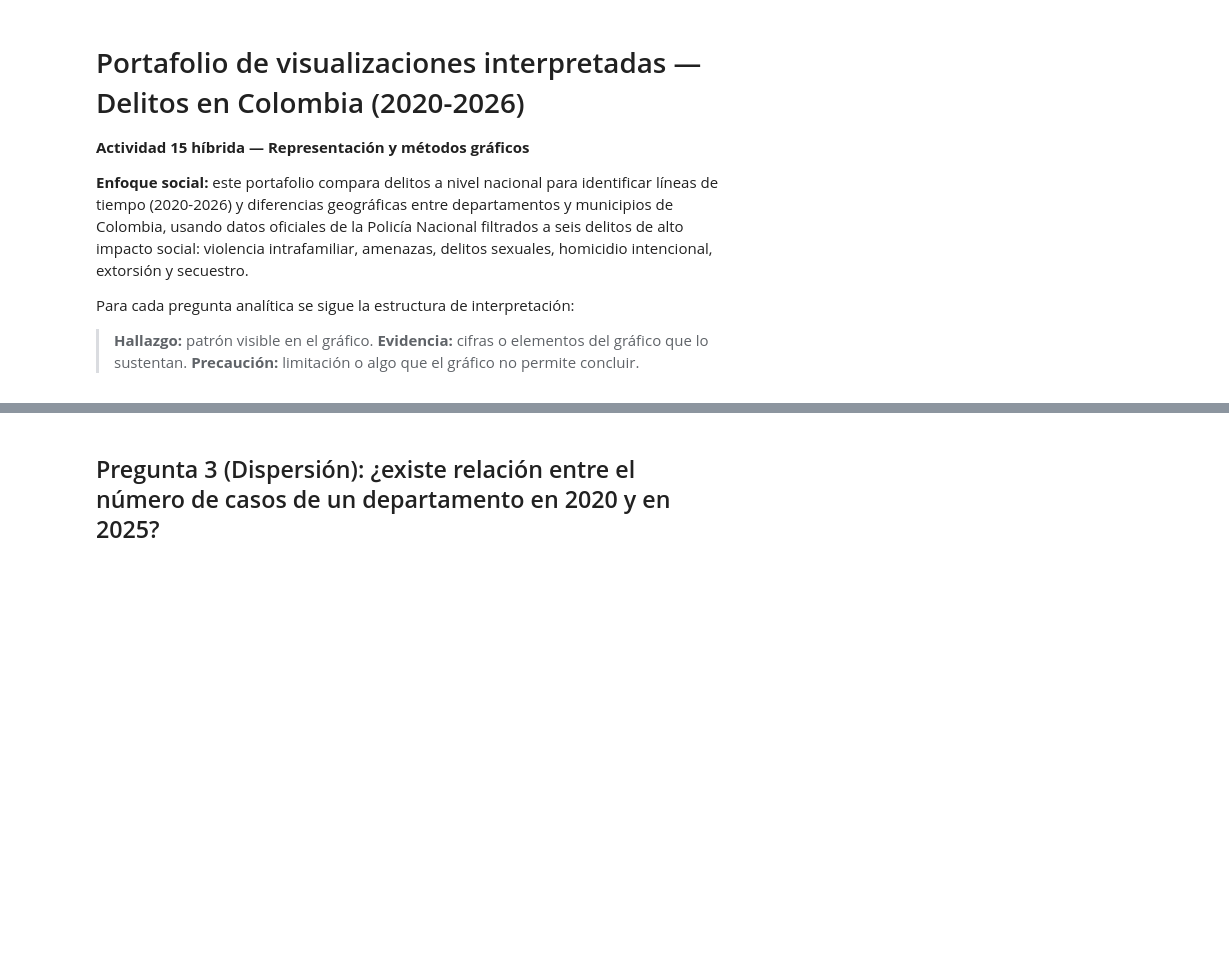
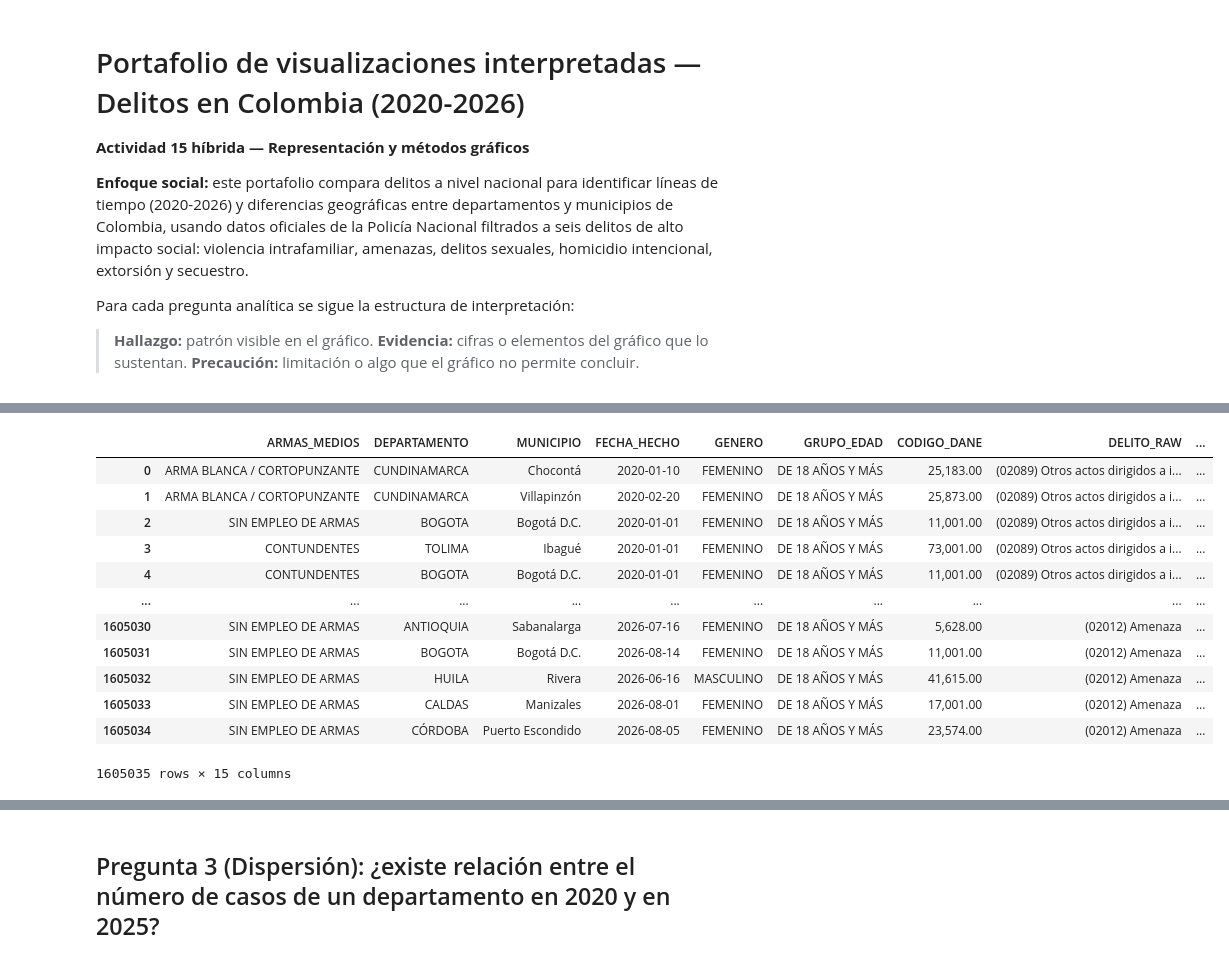
Before and after one commit to JuanFelipe16/analisis_delitos_colombia, a Jupyter notebook: notebooks/01_portafolio_visualizaciones.ipynb, the cells around one changed output, grey strips where cells are left out. Saved outputs shown, nothing was run; the diff lists cells and outputs as text; code cells hidden in the pictures; blank space fills up the shorter version.

```diff
--- a/notebooks/01_portafolio_visualizaciones.ipynb
+++ b/notebooks/01_portafolio_visualizaciones.ipynb
@@ -38 +72,18 @@ AttributeError: 'ExcelFile' object has no attribute 'io'
+# %%
+# Observamos las primeras filas.
+df.head(-1)
+# %% [output]
+|  | ARMAS_MEDIOS | DEPARTAMENTO | MUNICIPIO | FECHA_HECHO | GENERO | GRUPO_EDAD | CODIGO_DANE | DELITO_RAW | ... |
+| 0 | ARMA BLANCA / CORTOPUNZANTE | CUNDINAMARCA | Chocontá | 2020-01-10 | FEMENINO | DE 18 AÑOS Y MÁS | 25,183.00 | (02089) Otros actos dirigidos a i... | ... |
+| 1 | ARMA BLANCA / CORTOPUNZANTE | CUNDINAMARCA | Villapinzón | 2020-02-20 | FEMENINO | DE 18 AÑOS Y MÁS | 25,873.00 | (02089) Otros actos dirigidos a i... | ... |
+| 2 | SIN EMPLEO DE ARMAS | BOGOTA | Bogotá D.C. | 2020-01-01 | FEMENINO | DE 18 AÑOS Y MÁS | 11,001.00 | (02089) Otros actos dirigidos a i... | ... |
+| 3 | CONTUNDENTES | TOLIMA | Ibagué | 2020-01-01 | FEMENINO | DE 18 AÑOS Y MÁS | 73,001.00 | (02089) Otros actos dirigidos a i... | ... |
+| 4 | CONTUNDENTES | BOGOTA | Bogotá D.C. | 2020-01-01 | FEMENINO | DE 18 AÑOS Y MÁS | 11,001.00 | (02089) Otros actos dirigidos a i... | ... |
+| ... | ... | ... | ... | ... | ... | ... | ... | ... | ... |
+| 1605030 | SIN EMPLEO DE ARMAS | ANTIOQUIA | Sabanalarga | 2026-07-16 | FEMENINO | DE 18 AÑOS Y MÁS | 5,628.00 | (02012) Amenaza | ... |
+| 1605031 | SIN EMPLEO DE ARMAS | BOGOTA | Bogotá D.C. | 2026-08-14 | FEMENINO | DE 18 AÑOS Y MÁS | 11,001.00 | (02012) Amenaza | ... |
+| 1605032 | SIN EMPLEO DE ARMAS | HUILA | Rivera | 2026-06-16 | MASCULINO | DE 18 AÑOS Y MÁS | 41,615.00 | (02012) Amenaza | ... |
+| 1605033 | SIN EMPLEO DE ARMAS | CALDAS | Manizales | 2026-08-01 | FEMENINO | DE 18 AÑOS Y MÁS | 17,001.00 | (02012) Amenaza | ... |
+| 1605034 | SIN EMPLEO DE ARMAS | CÓRDOBA | Puerto Escondido | 2026-08-05 | FEMENINO | DE 18 AÑOS Y MÁS | 23,574.00 | (02012) Amenaza | ... |
+1605035 rows × 15 columns
 # %% [markdown]
```
Also changed, not shown: parts of 11 cells of this notebook, 1 other file.
